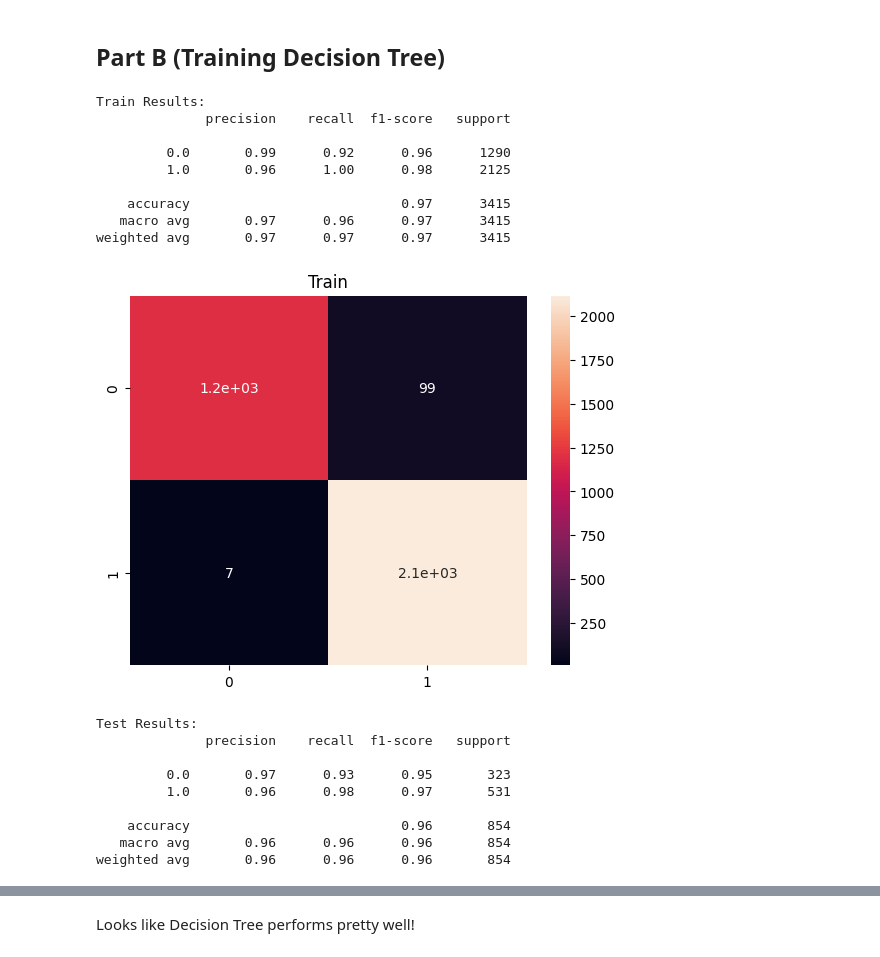
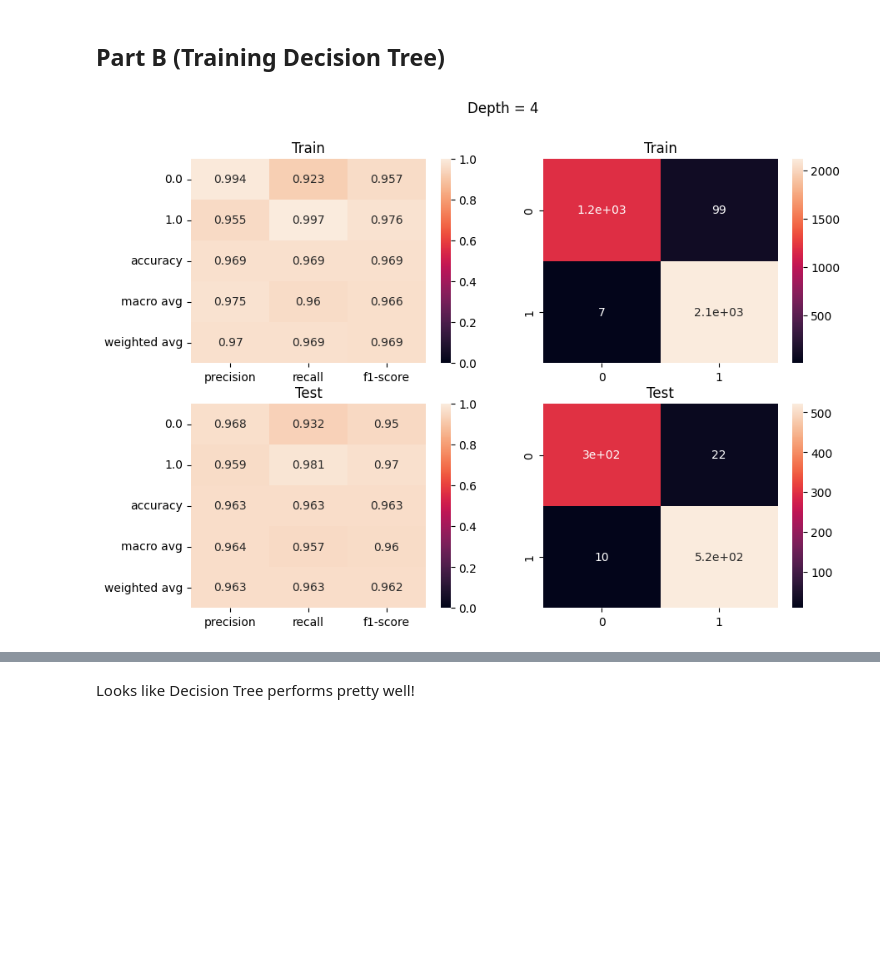
Before and after one commit to akp2003/Machine_Learning_Exercises, a Jupyter notebook: ML/HW5.ipynb, the cells around one changed output, grey strips where cells are left out. Cells and saved outputs as stored; diff of their text form; code cells hidden in the pictures; blank space fills up the shorter version.

```diff
--- a/ML/HW5.ipynb
+++ b/ML/HW5.ipynb
@@ -109,11 +109,12 @@ Training set shape (X): (3415, 11)
 Testing set shape (X): (854, 11)
 # %%
 # let's test the prep
-pd.DataFrame(
+X_train_prep = pd.DataFrame(
     prep.fit_transform(X_train),
     columns=prep.get_feature_names_out(),
     index=X_train.index
 )
+X_train_prep
 # %% [output]
 |  | education_ Graduate | education_ Not Graduate | self_employed_ No | self_employed_ Yes | no_of_dependents | ... |
 | 4056 | 1.0 | 0.0 | 0.0 | 1.0 | 2.0 | ... |
@@ -132,34 +133,16 @@ pd.DataFrame(
 ## Part B (Training Decision Tree)
 # %%
 tree_d4 = make_pipeline(prep, DecisionTreeClassifier(max_depth=4, random_state=7)).fit(X_train,y_train)
-def validate_model(m):
-    def v(m,yt,yp,title):
-        print(classification_report(yt,yp))
-        sb.heatmap(confusion_matrix(yt, yp), annot=True)
-        plt.title(title)
-        plt.show()
-    print("Train Results:")
-    v(m,y_train,m.predict(X_train),"Train")
-    print("Test Results:")
-    v(m,y_test,m.predict(X_test),"Test")
-validate_model(tree_d4)
+def validate_model(m, title, vmin = 0, vmax = 1):
+    def v(m,yt,yp,title,axs):
+        sb.heatmap(pd.DataFrame(classification_report(yt,yp, output_dict=True)).iloc[:-1, :].T, annot=True,
+                    ax=axs[0], vmin = vmin, vmax = vmax, fmt='.3g').set_title(title)
+        sb.heatmap(confusion_matrix(yt, yp), annot=True,ax=axs[1]).set_title(title)
+    fig, ax = plt.subplots(2,2 ,figsize=(10, 7))
+    v(m,y_train,m.predict(X_train),"Train", (ax[0][0], ax[0][1]))
+    v(m,y_test,m.predict(X_test),"Test", (ax[1][0], ax[1][1]))
+    fig.suptitle(title)
+    plt.show()
+validate_model(tree_d4,"Depth = 4")
 # %% [output]
-Train Results:
-              precision    recall  f1-score   support
-
-         0.0       0.99      0.92      0.96      1290
-         1.0       0.96      1.00      0.98      2125
-
-    accuracy                           0.97      3415
-   macro avg       0.97      0.96      0.97      3415
-weighted avg       0.97      0.97      0.97      3415
-[figure, old version]
+[figure, new version]
-Test Results:
-              precision    recall  f1-score   support
-
-         0.0       0.97      0.93      0.95       323
-         1.0       0.96      0.98      0.97       531
-
-    accuracy                           0.96       854
-   macro avg       0.96      0.96      0.96       854
-weighted avg       0.96      0.96      0.96       854
```
Also changed, not shown: parts of 21 cells of this notebook, 1 other file.
